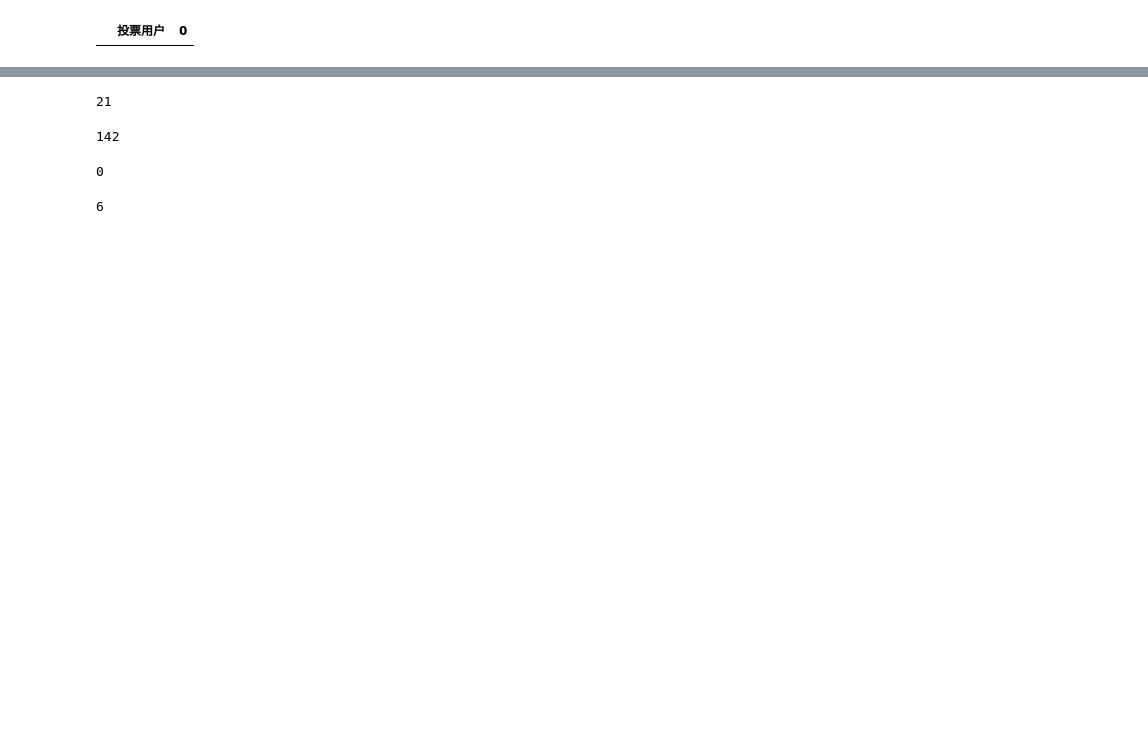
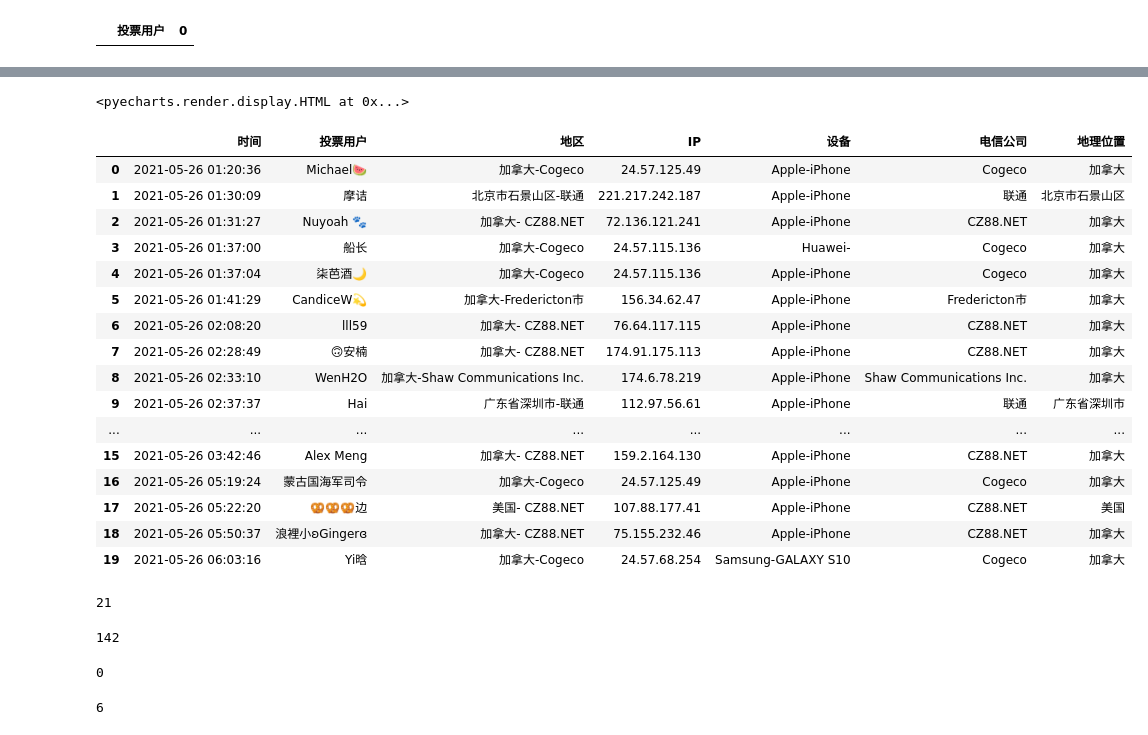
Before and after one commit to ShenShu2016/script_weitoupiao, a Jupyter notebook: vote_analysis_visul.ipynb, the cells around one changed output, grey strips where cells are left out. Saved outputs shown, nothing was run; the diff lists cells and outputs as text; code cells hidden in the pictures; blank space fills up the shorter version.

```diff
--- a/vote_analysis_visul.ipynb
+++ b/vote_analysis_visul.ipynb
@@ -100,3 +145,27 @@ df.groupby('设备').count()
+# %%
+c.render_notebook()
+# %% [output]
+<pyecharts.render.display.HTML at 0x...>
+# %%
+df.head(20)
+# %% [output]
+|  | 时间 | 投票用户 | 地区 | IP | 设备 | 电信公司 | 地理位置 |
+| 0 | 2021-05-26 01:20:36 | Michael🍉 | 加拿大-Cogeco | 24.57.125.49 | Apple-iPhone | Cogeco | 加拿大 |
+| 1 | 2021-05-26 01:30:09 | 摩诘 | 北京市石景山区-联通 | 221.217.242.187 | Apple-iPhone | 联通 | 北京市石景山区 |
+| 2 | 2021-05-26 01:31:27 | Nuyoah 🐾 | 加拿大- CZ88.NET | 72.136.121.241 | Apple-iPhone | CZ88.NET | 加拿大 |
+| 3 | 2021-05-26 01:37:00 | 船长 | 加拿大-Cogeco | 24.57.115.136 | Huawei- | Cogeco | 加拿大 |
+| 4 | 2021-05-26 01:37:04 | 柒芭酒🌙 | 加拿大-Cogeco | 24.57.115.136 | Apple-iPhone | Cogeco | 加拿大 |
+| 5 | 2021-05-26 01:41:29 | CandiceW💫 | 加拿大-Fredericton市 | 156.34.62.47 | Apple-iPhone | Fredericton市 | 加拿大 |
+| 6 | 2021-05-26 02:08:20 | lll59 | 加拿大- CZ88.NET | 76.64.117.115 | Apple-iPhone | CZ88.NET | 加拿大 |
+| 7 | 2021-05-26 02:28:49 | 🙃安楠 | 加拿大- CZ88.NET | 174.91.175.113 | Apple-iPhone | CZ88.NET | 加拿大 |
+| 8 | 2021-05-26 02:33:10 | WenH2O | 加拿大-Shaw Communications Inc. | 174.6.78.219 | Apple-iPhone | Shaw Communications Inc. | 加拿大 |
+| 9 | 2021-05-26 02:37:37 | Hai | 广东省深圳市-联通 | 112.97.56.61 | Apple-iPhone | 联通 | 广东省深圳市 |
+| ... | ... | ... | ... | ... | ... | ... | ... |
+| 15 | 2021-05-26 03:42:46 | Alex Meng | 加拿大- CZ88.NET | 159.2.164.130 | Apple-iPhone | CZ88.NET | 加拿大 |
+| 16 | 2021-05-26 05:19:24 | 蒙古国海军司令 | 加拿大-Cogeco | 24.57.125.49 | Apple-iPhone | Cogeco | 加拿大 |
+| 17 | 2021-05-26 05:22:20 | 🥨🥨🥨边 | 美国- CZ88.NET | 107.88.177.41 | Apple-iPhone | CZ88.NET | 美国 |
+| 18 | 2021-05-26 05:50:37 | 浪裡小ʚGingerɞ | 加拿大- CZ88.NET | 75.155.232.46 | Apple-iPhone | CZ88.NET | 加拿大 |
+| 19 | 2021-05-26 06:03:16 | Yi晗 | 加拿大-Cogeco | 24.57.68.254 | Samsung-GALAXY S10 | Cogeco | 加拿大 |
 # %%
 武汉_count=0
 def 武汉(x):
```
Also changed, not shown: parts of 23 cells of this notebook, 2 other files.
